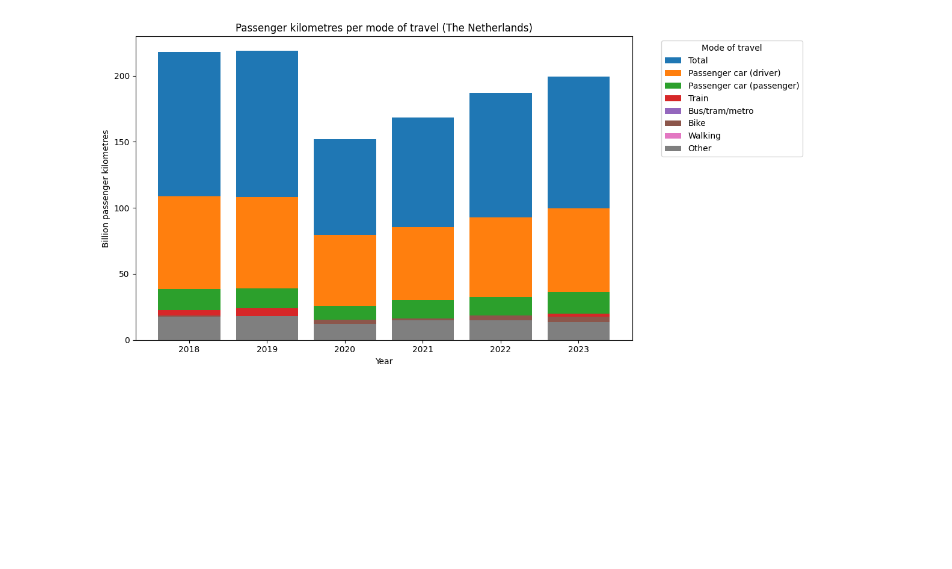
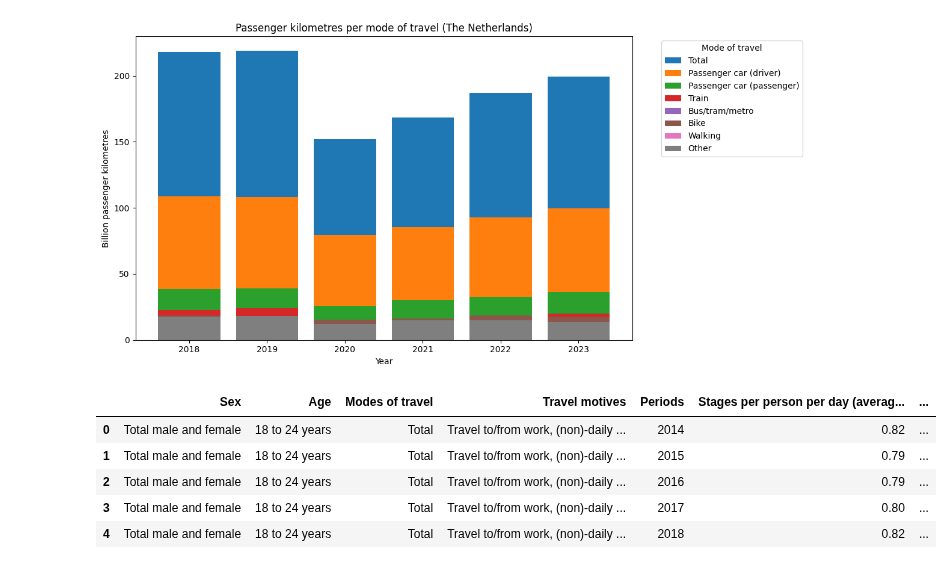
Before and after one commit to lotterus2003/groep24, a Jupyter notebook: Subquestion 1/Subquestion 1.ipynb, the cells around one changed output. Cells and saved outputs as stored; diff of their text form; code cells hidden in the pictures; blank space fills up the shorter version.

```diff
--- a/Subquestion 1/Subquestion 1.ipynb
+++ b/Subquestion 1/Subquestion 1.ipynb
@@ -249,3 +249,24 @@ plt.show()
 # %% [output]
 [figure]
 [figure]
+# %%
+import os
+import pandas as pd
+import matplotlib.pyplot as plt
+
+import pandas as pd
+
+csv_path = "/Users/bentedegen/Desktop/tilprogramming/groep24/Subquestion 1/Mobility_trend__per_stage__travel_modes_06102025_113641_1.csv"
+
+df = pd.read_csv(csv_path, encoding="utf-8-sig")
+
+df_clean = df.dropna()
+
+display(df_clean.head())
+# %% [output]
+|  | Sex | Age | Modes of travel | Travel motives | Periods | Stages per person per day (averag... | ... |
+| 0 | Total male and female | 18 to 24 years | Total | Travel to/from work, (non)-daily ... | 2014 | 0.82 | ... |
+| 1 | Total male and female | 18 to 24 years | Total | Travel to/from work, (non)-daily ... | 2015 | 0.79 | ... |
+| 2 | Total male and female | 18 to 24 years | Total | Travel to/from work, (non)-daily ... | 2016 | 0.79 | ... |
+| 3 | Total male and female | 18 to 24 years | Total | Travel to/from work, (non)-daily ... | 2017 | 0.80 | ... |
+| 4 | Total male and female | 18 to 24 years | Total | Travel to/from work, (non)-daily ... | 2018 | 0.82 | ... |
```
Also changed, not shown: parts of 3 cells of this notebook.
